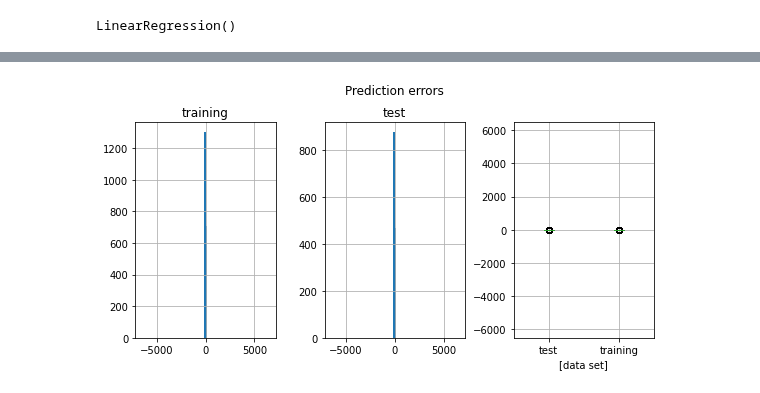
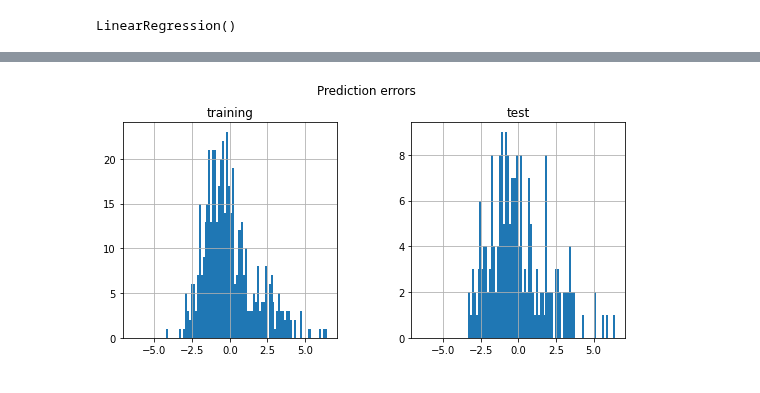
Before and after one commit to Vincent-Kwan/Safe-Roads-Competition, a Jupyter notebook: Regression.ipynb, the cells around one changed output, grey strips where cells are left out. Cells and saved outputs as stored; diff of their text form; code cells hidden in the pictures.

Commit message:
Re-organization, and fixing some errors

```diff
--- a/Regression.ipynb
+++ b/Regression.ipynb
@@ -157,4 +150,4 @@ X
 # %%
 Y = ultimate_df['COUNT']
 
-train_X, valid_X, train_Y, valid_Y =  train_test_split(X, Y, test_size = 0.4, random_state = 1)
+train_X, valid_X, train_Y, valid_Y =  train_test_split(X, Y, test_size = 0.3, random_state = 1)
@@ -161,6 +168,6 @@ train_X, valid_X, train_Y, valid_Y =  train_test_split(X, Y, test_size = 0.4, ra
 # %%
 param_grid = {
- 'max_depth': [5, 10, 15, 20, 25, 35, 50, 70, 100, 150],
+ 'max_depth': [3, 2, 4, 5, 6, 7, 8,10, 11, 12, 13, 14, 15],
  'min_impurity_decrease': [0.05, 0.02, 0.01, 0.001],
  'min_samples_split': [0.1, 0.07, 0.05, 0.01, 0.005]
 }
@@ -207,0 +234,21 @@ Mean Absolute Percentage Error (MAPE) : 43.2063
+# %%
+fit_params={"early_stopping_rounds":10,
+            "eval_metric" : 'auc',
+            "eval_set" : [(valid_X, valid_Y)],
+            'eval_names': ['valid'],
+            'verbose': 100,
+            'feature_name': 'auto',
+            'categorical_feature': 'auto' # automatically deals with cat features
+           }
+
+lgbreg = lgb.LGBMRegressor(num_leaves= 15, max_depth=-1,
+                         random_state=314,
+                         silent=True,
+                         metric='logloss',
+                         n_jobs=4,
+                         n_estimators=1000,
+                         colsample_bytree=0.9,
+                         subsample=0.9,
+                         learning_rate=0.1)
+
+lgbreg.fit(train_X, train_Y, **fit_params)
@@ -208,4 +290,4 @@ Mean Absolute Percentage Error (MAPE) : 43.2063
 # %%
-rf = RandomForestRegressor(n_estimators = 2000, random_state = 1)
+rf = RandomForestRegressor(n_estimators = 4000, random_state = 1)
 rf.fit(train_X, train_Y)
 # %% [output]
@@ -325,29 +435,29 @@ pd.DataFrame({'Feature': train_X.columns, 'coefficients': linear_model.coef_}).s
 # %%
 pred_error_train = pd.DataFrame({
  'residual': train_Y - linear_model.predict(train_X),
  'data set': 'training'
 })
 pred_error_test = pd.DataFrame({
  'residual': valid_Y - linear_model.predict(valid_X),
  'data set': 'test'
 })
 
-boxdata_df = pred_error_train.append(pred_error_test, ignore_index=True)
-fig, axes = plt.subplots(nrows=1, ncols=3)
+#boxdata_df = pred_error_train.append(pred_error_test, ignore_index=True)
+fig, axes = plt.subplots(nrows=1, ncols=2)
 fig.set_size_inches(9, 4)
-common = {'bins': 100, 'range': [-6500, 6500]}
+common = {'bins': 100, 'range': [-pred_error_test['residual'].max(), pred_error_test['residual'].max()]}
 pred_error_train.hist(ax=axes[0], **common)
 pred_error_test.hist(ax=axes[1], **common)
-boxdata_df.boxplot(ax=axes[2], by = 'data set')
+#boxdata_df.boxplot(ax=axes[2], by = 'data set')
 axes[0].set_title('training')
 axes[1].set_title('test')
-axes[2].set_title(' ')
-axes[2].set_ylim(-6500, 6500)
+#axes[2].set_title(' ')
+#axes[2].set_ylim(-50, 50)
 plt.suptitle('Prediction errors')
 plt.subplots_adjust(bottom=0.1, top=0.85, wspace=0.35)
 #plt.show()
 # %% [output]
-[figure, old version]
+[figure, new version]
 # %%
 # these helper functions have been obtained from the book. but it must be noted that there is a fatal flaw with them
 # they assume the existence of a train_Y - not good practice, and will probably throw errors if shared with others
```
Also changed, not shown: parts of 47 cells of this notebook, 21 other files.
